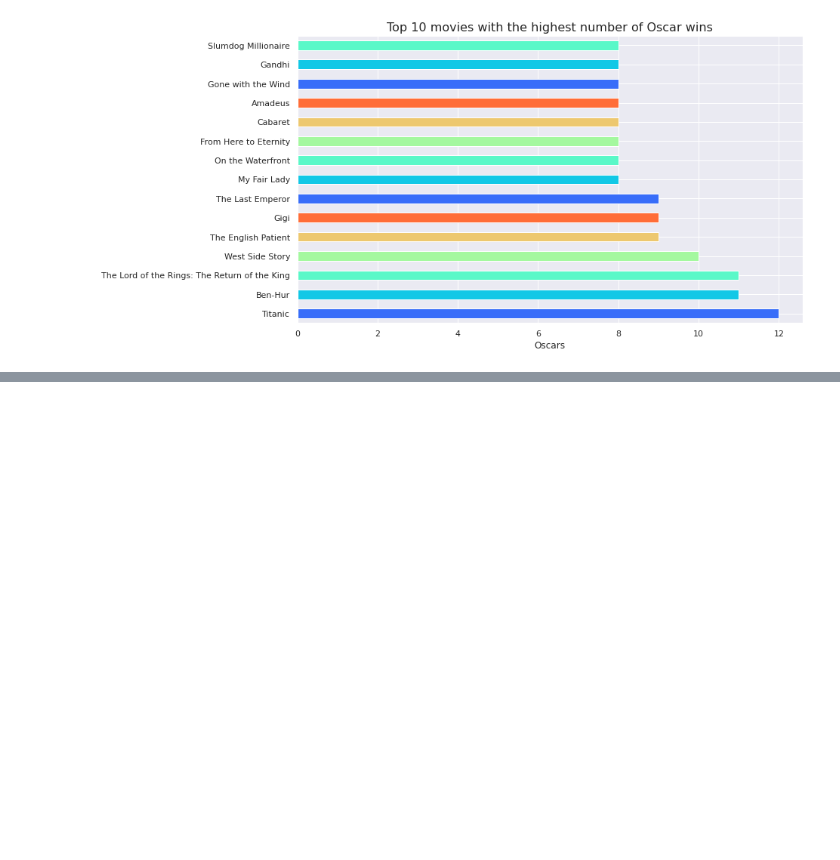
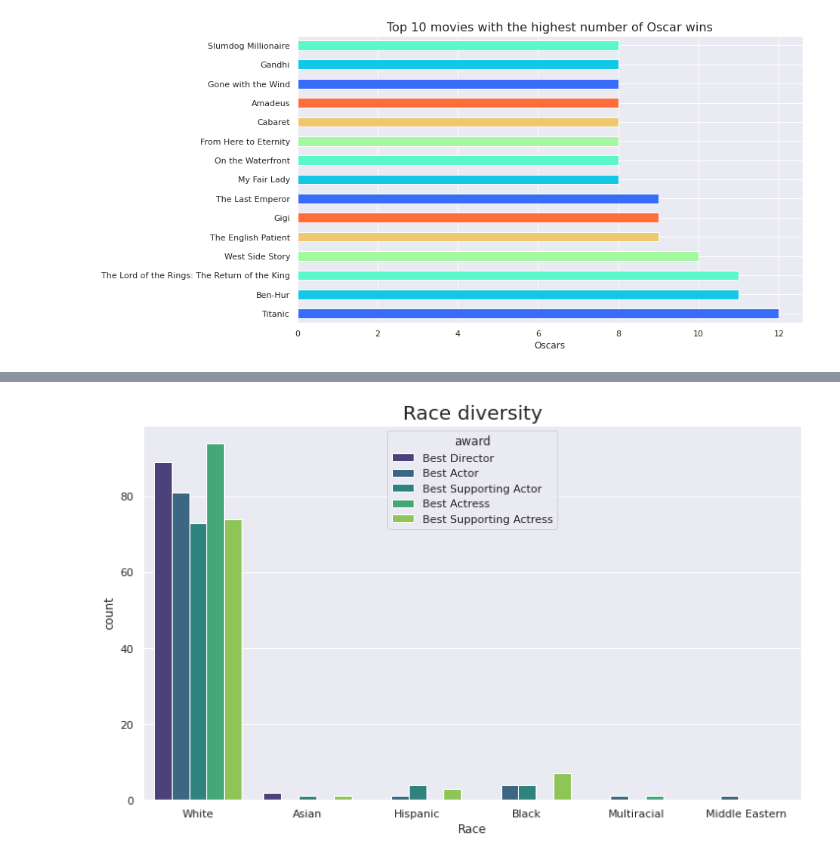
Before and after one commit to MohiMozaffari/Analyzing-Oscar-Academy-Awards-Data, a Jupyter notebook: oscar.ipynb, the cells around one changed output, grey strips where cells are left out. Cells and saved outputs as stored; diff of their text form; code cells hidden in the pictures; blank space fills up the shorter version.

```diff
--- a/oscar.ipynb
+++ b/oscar.ipynb
@@ -183,0 +282,10 @@ plt.show()
+# %%
+#Race split baes on academy awards
+#plotting the graph
+plt.figure(figsize=(12,7))
+sns.countplot(data = demo, x = "race_ethnicity" , hue='award', palette = "viridis" )
+plt.xlabel("Race")
+plt.title("Race diversity", fontsize=20)
+plt.show()
+# %% [output]
+[figure, added]
```
Also changed, not shown: parts of 15 cells of this notebook.
